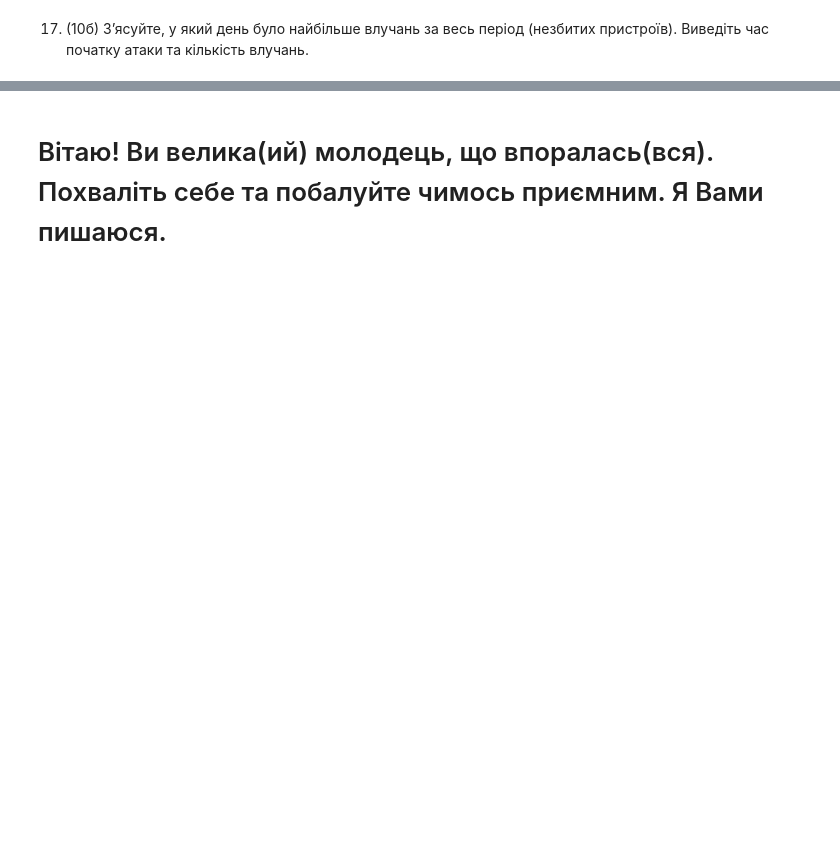
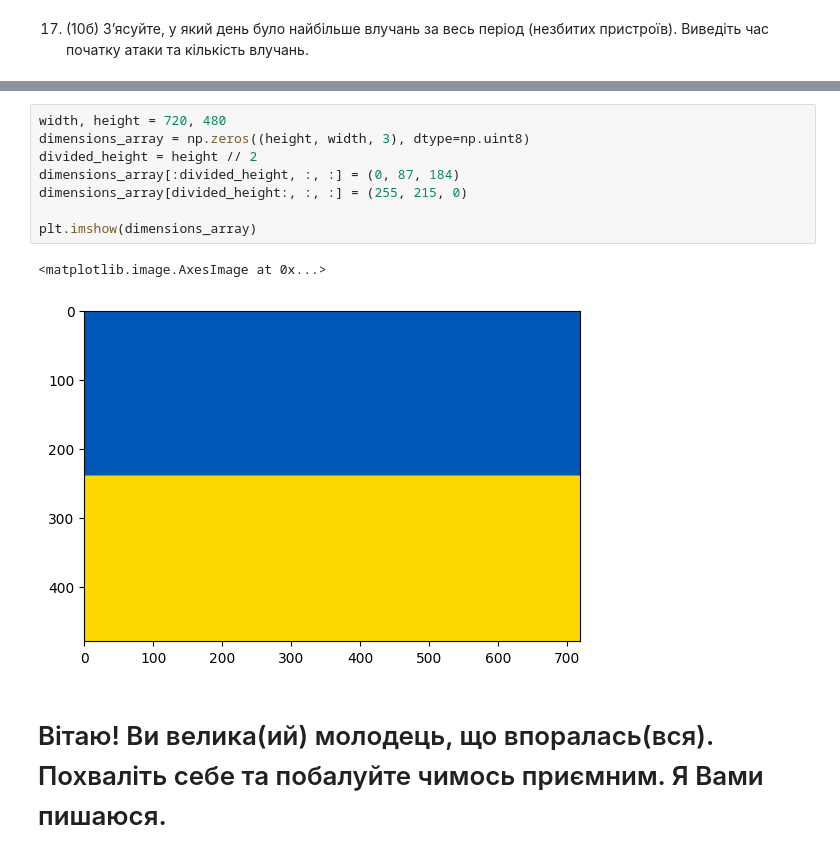
Before and after one commit to Poplacskyi/AI, a Jupyter notebook: labs_AD/DM_practice_1_Liybomur_Poplavski.ipynb, the cells around one changed output, grey strips where cells are left out. Drawn from its saved outputs; the diff is of its cells as text; blank space fills up the shorter version.

```diff
--- a/labs_AD/DM_practice_1_Liybomur_Poplavski.ipynb
+++ b/labs_AD/DM_practice_1_Liybomur_Poplavski.ipynb
@@ -273,6 +343,17 @@ dataframe[dataframe.isna().any(axis=1)]
 ![текст посилання](https://drive.google.com/uc?id=1d9bT_fqbxCV7_b8c8Cbx2KEGVJUKenqh)
 
 ![текст посилання](https://drive.google.com/uc?id=16r2XB6MO-E9dltIqsbumtoIQhkRfsbZ_)
+# %%
+width, height = 720, 480
+dimensions_array = np.zeros((height, width, 3), dtype=np.uint8)
+divided_height = height // 2
+dimensions_array[:divided_height, :, :] = (0, 87, 184)
+dimensions_array[divided_height:, :, :] = (255, 215, 0)
+
+plt.imshow(dimensions_array)
+# %% [output]
+<matplotlib.image.AxesImage at 0x...>
+[figure, added]
 # %% [markdown]
 # Вітаю! Ви велика(ий) молодець, що впоралась(вся). Похваліть себе та побалуйте чимось приємним. Я Вами пишаюся.
 # %% [markdown]
```
Also changed, not shown: parts of 5 cells of this notebook, 2 other files.
